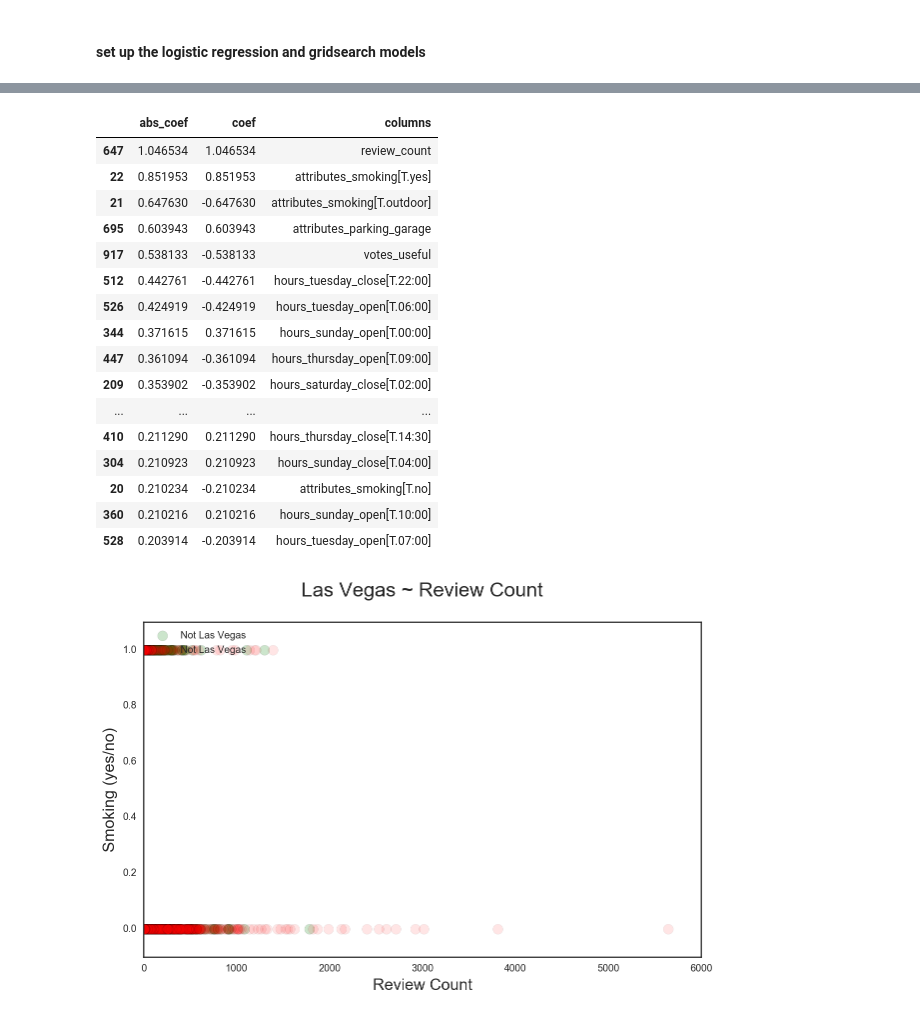
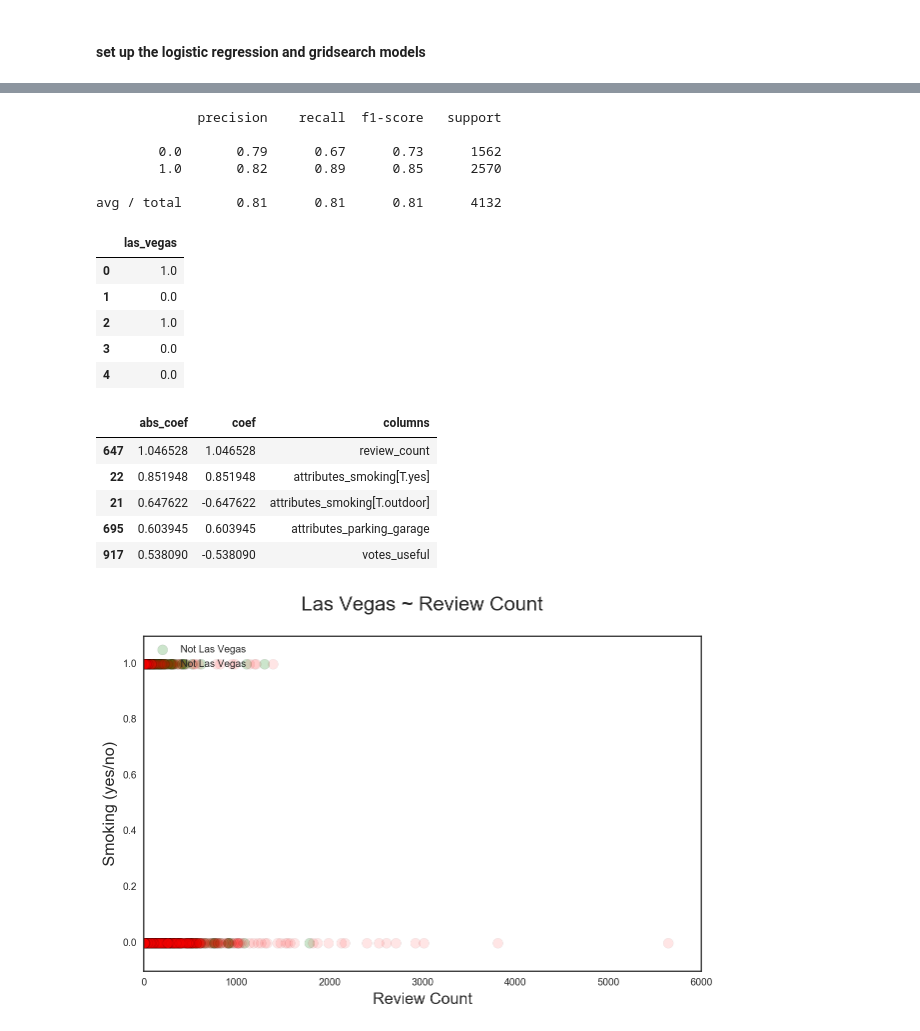
Before and after one commit to clambeer/DSI-SF-2-clambeer, a Jupyter notebook: projects/project-05/project-5.ipynb, the cells around one changed output, grey strips where cells are left out. Drawn from its saved outputs; the diff is of its cells as text; code cells hidden in the pictures.

```diff
--- a/projects/project-05/project-5.ipynb
+++ b/projects/project-05/project-5.ipynb
@@ -657,28 +688,35 @@ df_confusion = pd.crosstab(y, predictions, rownames=['Actual'],
+# %%
+print classification_report(y, predictions)
+# %% [output]
+             precision    recall  f1-score   support
+
+        0.0       0.79      0.67      0.73      1562
+        1.0       0.82      0.89      0.85      2570
+
+avg / total       0.81      0.81      0.81      4132
+# %%
+y.head()
+# %% [output]
+|  | las_vegas |
+| 0 | 1.0 |
+| 1 | 0.0 |
+| 2 | 1.0 |
+| 3 | 0.0 |
+| 4 | 0.0 |
 # %%
 # look at the coefficients to see waht is driving this result
 # %%
 model_coef = lrcv.coef_
 model_coef
 df_coef = pd.DataFrame({'coef':model_coef[0],'abs_coef':np.abs(model_coef)[0],'columns':X.columns})
-df_coef.sort_values('abs_coef',axis=0,ascending=False).head(50)
+df_coef.sort_values('abs_coef',axis=0,ascending=False).head()
 # %% [output]
 |  | abs_coef | coef | columns |
-| 647 | 1.046534 | 1.046534 | review_count |
-| 22 | 0.851953 | 0.851953 | attributes_smoking[T.yes] |
-| 21 | 0.647630 | -0.647630 | attributes_smoking[T.outdoor] |
-| 695 | 0.603943 | 0.603943 | attributes_parking_garage |
-| 917 | 0.538133 | -0.538133 | votes_useful |
-| 512 | 0.442761 | -0.442761 | hours_tuesday_close[T.22:00] |
-| 526 | 0.424919 | -0.424919 | hours_tuesday_open[T.06:00] |
-| 344 | 0.371615 | 0.371615 | hours_sunday_open[T.00:00] |
-| 447 | 0.361094 | -0.361094 | hours_thursday_open[T.09:00] |
-| 209 | 0.353902 | -0.353902 | hours_saturday_close[T.02:00] |
-| ... | ... | ... | ... |
-| 410 | 0.211290 | 0.211290 | hours_thursday_close[T.14:30] |
-| 304 | 0.210923 | 0.210923 | hours_sunday_close[T.04:00] |
-| 20 | 0.210234 | -0.210234 | attributes_smoking[T.no] |
-| 360 | 0.210216 | 0.210216 | hours_sunday_open[T.10:00] |
-| 528 | 0.203914 | -0.203914 | hours_tuesday_open[T.07:00] |
+| 647 | 1.046528 | 1.046528 | review_count |
+| 22 | 0.851948 | 0.851948 | attributes_smoking[T.yes] |
+| 21 | 0.647622 | -0.647622 | attributes_smoking[T.outdoor] |
+| 695 | 0.603945 | 0.603945 | attributes_parking_garage |
+| 917 | 0.538090 | -0.538090 | votes_useful |
 # %%
 # need to interpret the meaning of a 1 beta for review count.
 # %%
```
Also changed, not shown: parts of 12 cells of this notebook.
